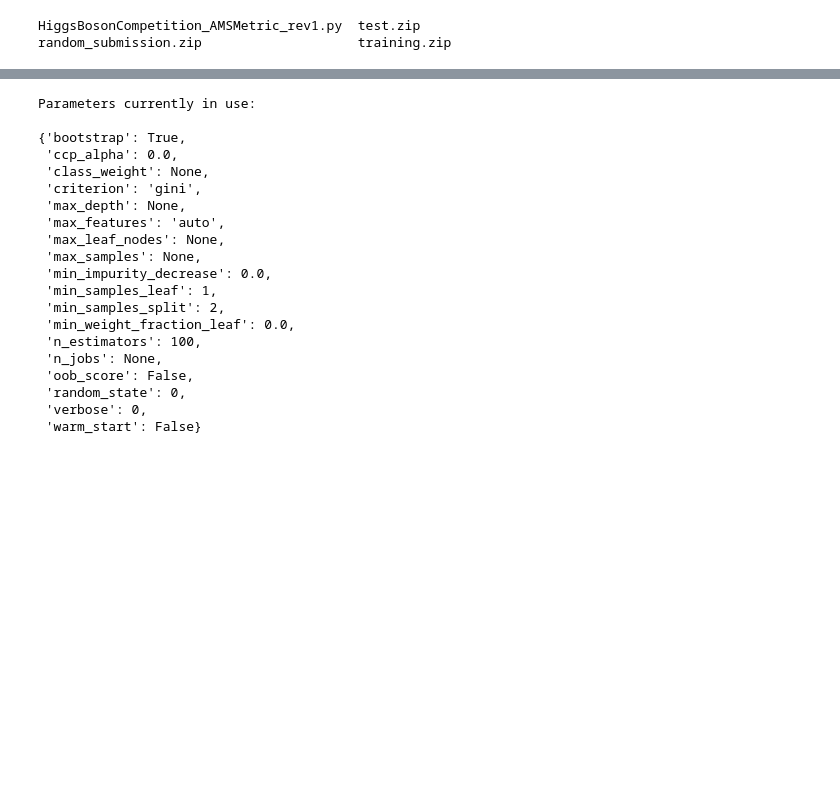
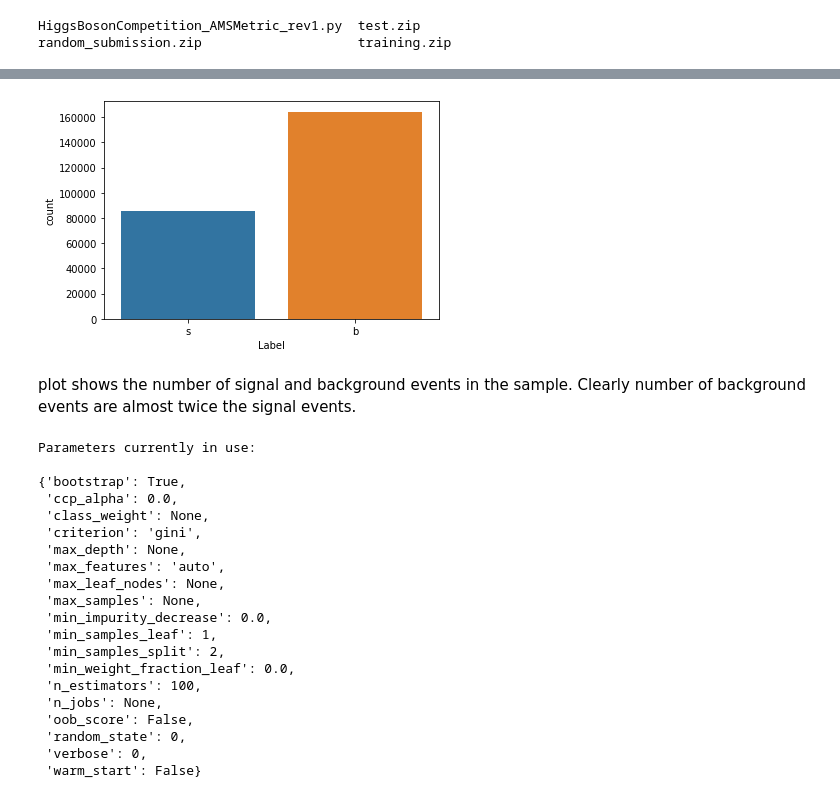
Before and after one commit to skumarudel/DSPS_SKumar, a Jupyter notebook: HW8/HiggsBosonSearch.ipynb, the cells around one changed output, grey strips where cells are left out. Cells and saved outputs as stored; diff of their text form; code cells hidden in the pictures; blank space fills up the shorter version.

```diff
--- a/HW8/HiggsBosonSearch.ipynb
+++ b/HW8/HiggsBosonSearch.ipynb
@@ -98,6 +87,12 @@ df.describe()
 | 50% | 224999.500000 | 105.012000 | 46.524000 | 73.752000 | 38.467500 | -999.000000 | ... |
 | 75% | 287499.250000 | 130.606250 | 73.598000 | 92.259000 | 79.169000 | 0.490000 | ... |
 | max | 349999.000000 | 1192.026000 | 690.075000 | 1349.351000 | 2834.999000 | 8.503000 | ... |
+# %%
+sns.countplot(x="Label", data=df);
+# %% [output]
+[figure, added]
+# %% [markdown]
+plot shows the number of signal and background events in the sample. Clearly number of background events are almost twice the signal events.
 # %%
 pp = pprint.PrettyPrinter(width=41, compact=True)
 # %%
```
Also changed, not shown: parts of 56 cells of this notebook.
